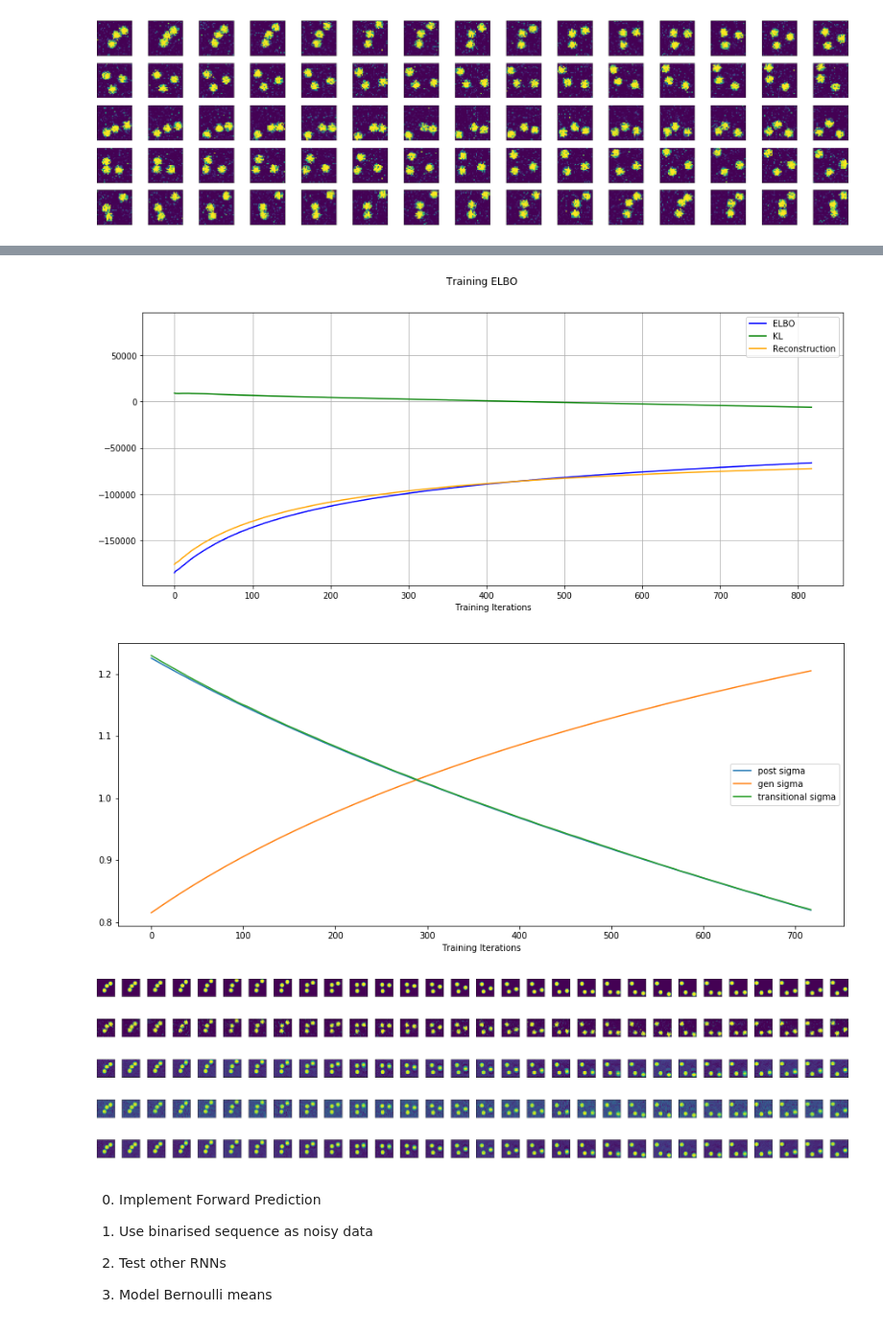
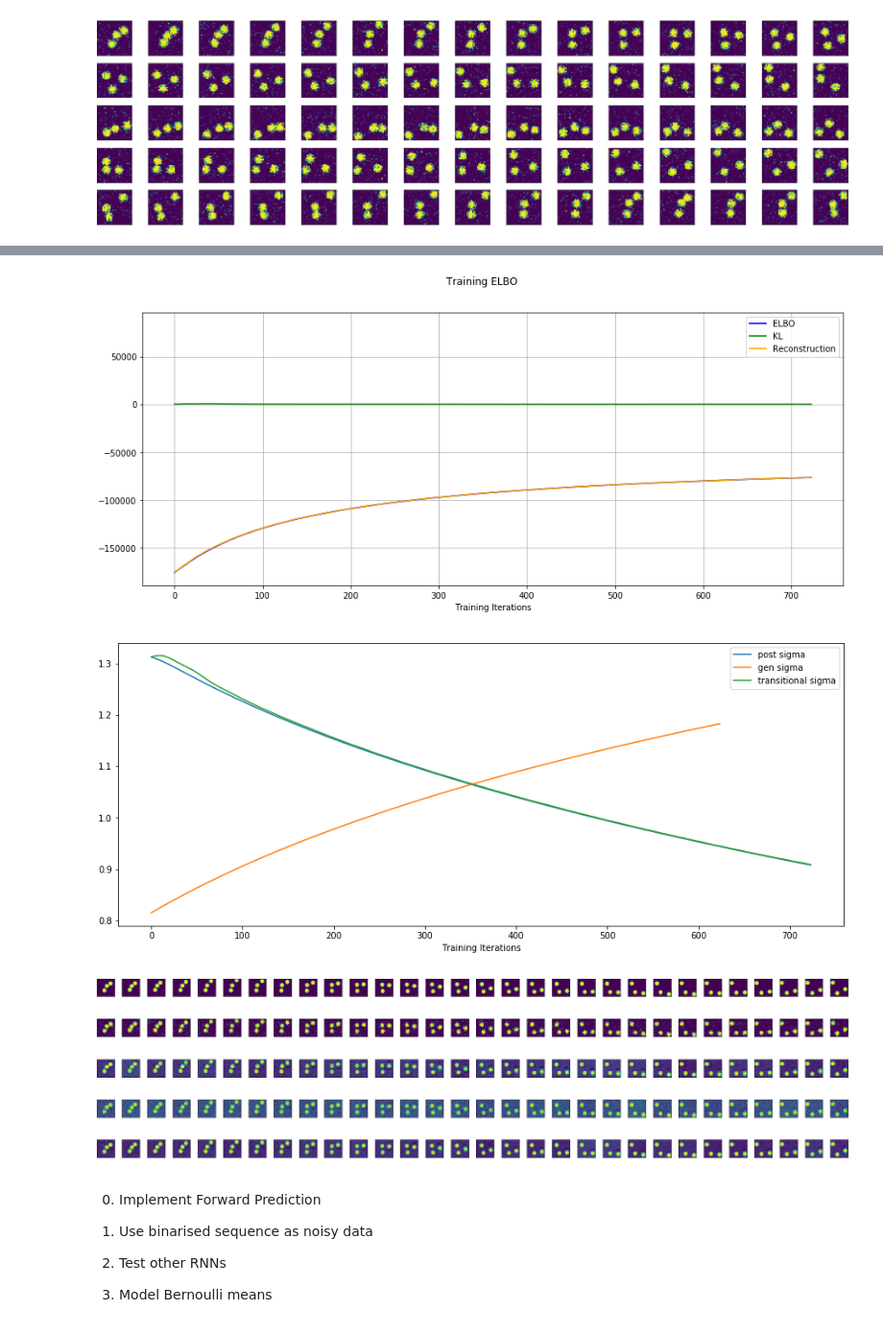
Before and after one commit to roberto-fierimonte-zz/robust-ts-prediction, a Jupyter notebook: Video_Sequence.ipynb, the cells around one changed output, grey strips where cells are left out. Shown at 96% size. Cells and saved outputs as stored; diff of their text form; code cells hidden in the pictures.

Commit message:
Fixed broken KL in video sequence

```diff
--- a/Video_Sequence.ipynb
+++ b/Video_Sequence.ipynb
@@ -162,11 +162,11 @@ class RobustVideoARGenerator(object):
         self.E_step
         self.M_step
 
-#         self.make_forward_posterior
-#         self.make_forward_parameters
-#         self.compute_elbo_forward
-#         self.forward_E_step
-#         self.forward_M_step
+        self.make_forward_posterior
+        self.make_forward_parameters
+        self.compute_elbo_forward
+        self.forward_E_step
+        self.forward_M_step
 
     @define_scope
     def make_posterior_z(self):
@@ -178,8 +178,8 @@ class RobustVideoARGenerator(object):
 
     @define_scope
     def make_entropy_z(self):
-        const = np.log((2 * np.pi * np.e) ** self._H)
-        return tf.reduce_sum(tf.linalg.logdet(self.make_posterior_z.covariance()) + const)/2
+        const = self._H * np.log(2 * np.pi * np.e)
+        return tf.reduce_sum(tfl.logdet(self.make_posterior_z.covariance()) + const) / 2
 
     @define_scope
     def make_kl_z(self):
@@ -212,16 +212,16 @@ class RobustVideoARGenerator(object):
     @define_scope
     def make_entropy_y(self):
         const = self._D * np.log(2 * np.pi * np.e)
-        return self._T * self._B * (const + tfl.logdet(self._post_std * np.eye(self._D))) / 2
+        return self._T * self._B * (const + tfl.logdet(tf.square(self._post_std) * np.eye(self._D))) / 2
 
     @define_scope
     def make_kl_y(self):
         entropy = self.make_entropy_y
-        const = np.log(2 * np.pi) / 2
+        const = self._D * np.log(2 * np.pi)
         means = self.make_transitional
 
         exponent_trans = tf.square(self._code - means)/(2 * tf.square(self._trans_std))
-        norm_trans = self._B * self._T * self._D * (tf.log(self._trans_std) + const)
+        norm_trans = self._B * self._T * (tfl.logdet(tf.square(self._trans_std) * np.eye(self._D)) + const) / 2
         exp_trans = tf.reduce_sum(tf.reduce_mean(exponent_trans, 0))
         return - entropy + exp_trans + norm_trans
 
@@ -234,10 +234,10 @@ class RobustVideoARGenerator(object):
 
     @define_scope
     def make_reconstruction(self):
-        const = self._D/2 * np.log(2 * np.pi)
+        const = self._D * np.log(2 * np.pi)
         exponent_gen = tf.square(self._code - self._data)
         exponent_gen = tf.reduce_sum(tf.reduce_mean(exponent_gen/(2 * tf.square(self._gen_std)), 0))
-        norm_gen = self._B * self._T * (tf.log(self._gen_std) + const)
+        norm_gen = self._B * self._T * (tfl.logdet(tf.square(self._gen_std) * np.eye(self._D))  + const) / 2
         return - exponent_gen - norm_gen
 
     @define_scope
@@ -272,7 +272,7 @@ class RobustVideoARGenerator(object):
 
     @define_scope
     def make_forward_parameters(self):
-        return tf.get_variable(shape=(50, self._D), name='best_forward_sequence',
+        return tf.get_variable(shape=(30, self._D), name='best_forward_sequence',
                                initializer=tf.constant_initializer(0))
 
     @define_scope
@@ -419,17 +402,17 @@ ax.set_xlabel('Training Iterations')
 plt.grid("on")
 plt.legend();
 # %% [output]
-[figure, old version]
+[figure, new version]
 # %%
 # p is RNN + linear proj., sigma_c is unknown, q is an RNN on the observed values + linear proj. (10 sample)
 fig, ax = plt.subplots(1, 1, figsize=(15,6))
-plt.plot(np.squeeze(np.array(post_stddevs))[100:], label='post sigma')
+plt.plot(np.squeeze(np.array(post_stddevs)), label='post sigma')
 plt.plot(gen_stddevs[100:], label='gen sigma')
-plt.plot([np.mean(s) for s in stds][100:], label='transitional sigma')
+plt.plot([np.mean(s) for s in stds], label='transitional sigma')
 ax.set_xlabel('Training Iterations')
 plt.legend();
 # %% [output]
-[figure, old version]
+[figure, new version]
 # %%
 fig, axs = plt.subplots(nrows=5, ncols=30, figsize=(25, 7))
 for j in range(30):
@@ -444,7 +427,7 @@ for i in range(5):
 plt.tight_layout()
 plt.show()
 # %% [output]
-[figure, old version]
+[figure, new version]
 # %%
 # Best forward pred at 10000 iters
 code = sess.run(gen_model.make_forward_parameters, {x_: batch[..., None]})
```
Also changed, not shown: parts of 1 cell of this notebook.
